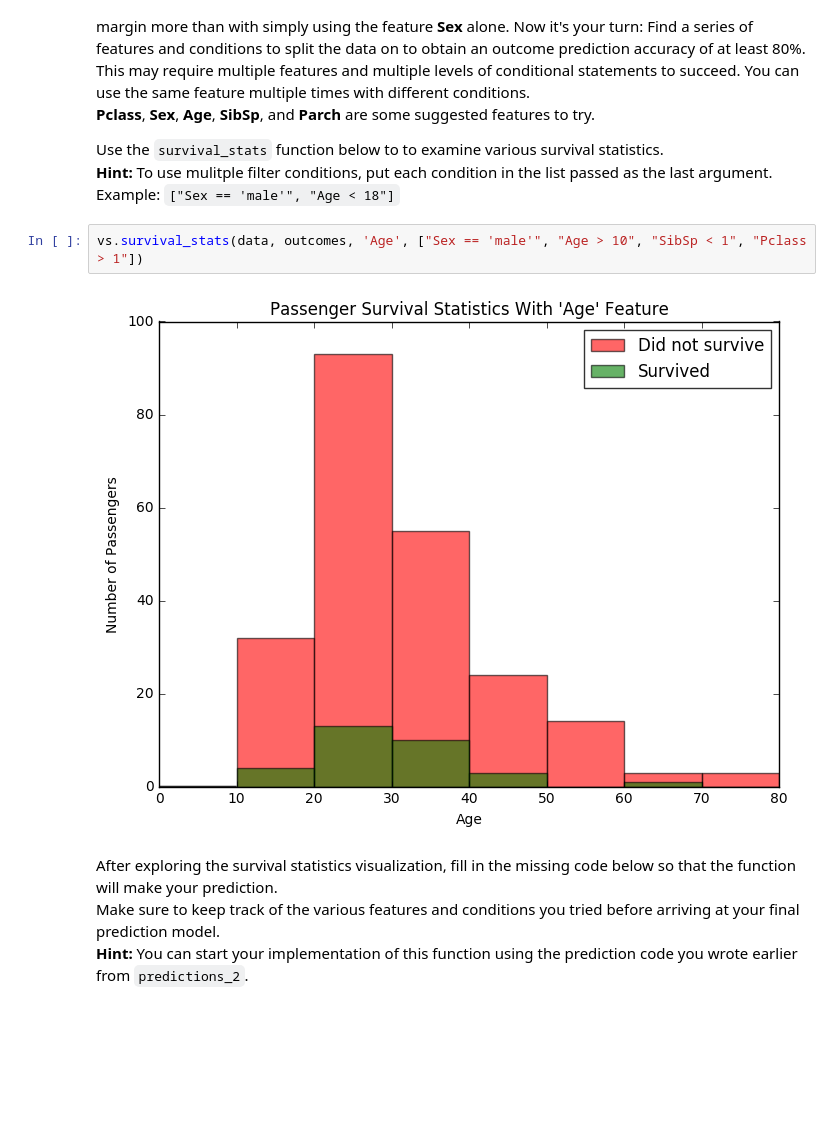
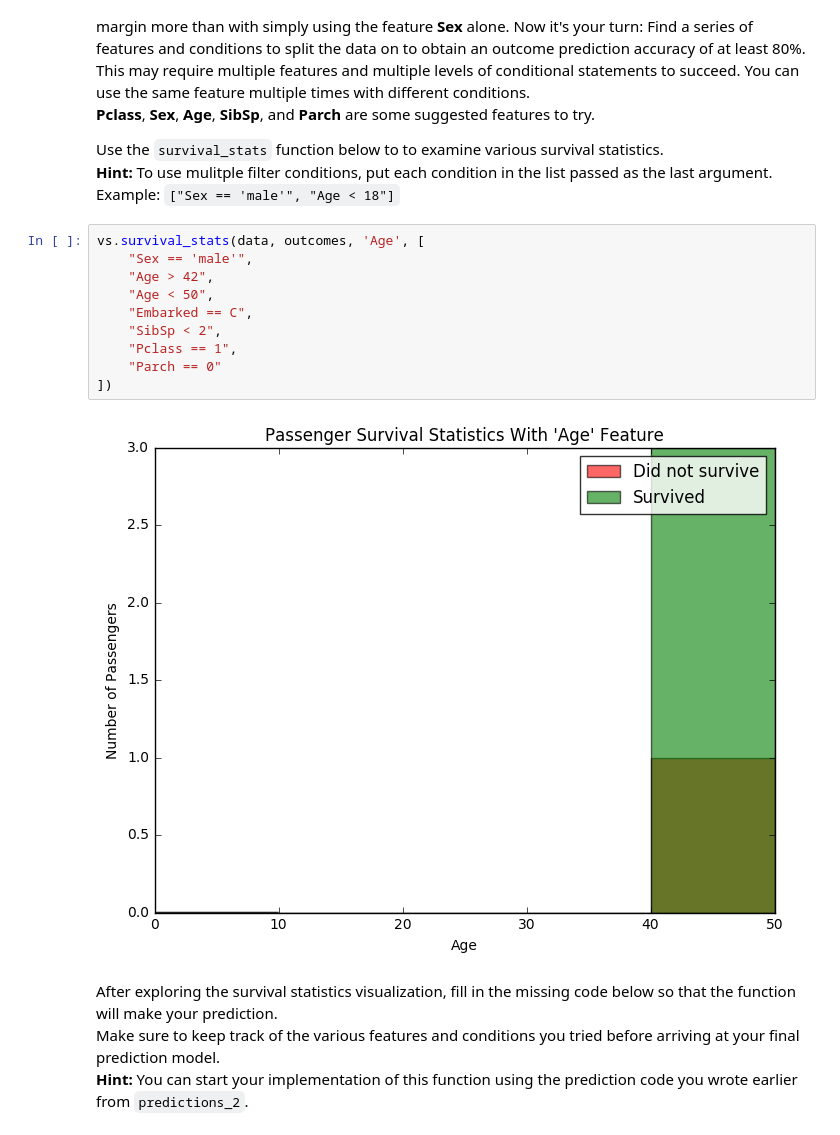
Before and after one commit to thiagoricieri/titanic_survival_exploration, a Jupyter notebook: titanic_survival_exploration.ipynb, the cells around one changed output. Saved outputs shown, nothing was run; the diff lists cells and outputs as text; blank space fills up the shorter version.

Commit message:
feat: reach the desired % of survival outcomes

```diff
--- a/titanic_survival_exploration.ipynb
+++ b/titanic_survival_exploration.ipynb
@@ -214,9 +214,17 @@ Adding the feature **Age** as a condition in conjunction with **Sex** improves t
 Use the `survival_stats` function below to to examine various survival statistics.
 **Hint:** To use mulitple filter conditions, put each condition in the list passed as the last argument. Example: `["Sex == 'male'", "Age < 18"]`
 # %%
-vs.survival_stats(data, outcomes, 'Age', ["Sex == 'male'", "Age > 10", "SibSp < 1", "Pclass > 1"])
+vs.survival_stats(data, outcomes, 'Age', [
+    "Sex == 'male'",
+    "Age > 42",
+    "Age < 50",
+    "Embarked == C",
+    "SibSp < 2",
+    "Pclass == 1",
+    "Parch == 0"
+])
 # %% [output]
-[figure, old version]
+[figure, new version]
 # %% [markdown]
 After exploring the survival statistics visualization, fill in the missing code below so that the function will make your prediction.
 Make sure to keep track of the various features and conditions you tried before arriving at your final prediction model.
```
Also changed, not shown: parts of 2 cells of this notebook.
